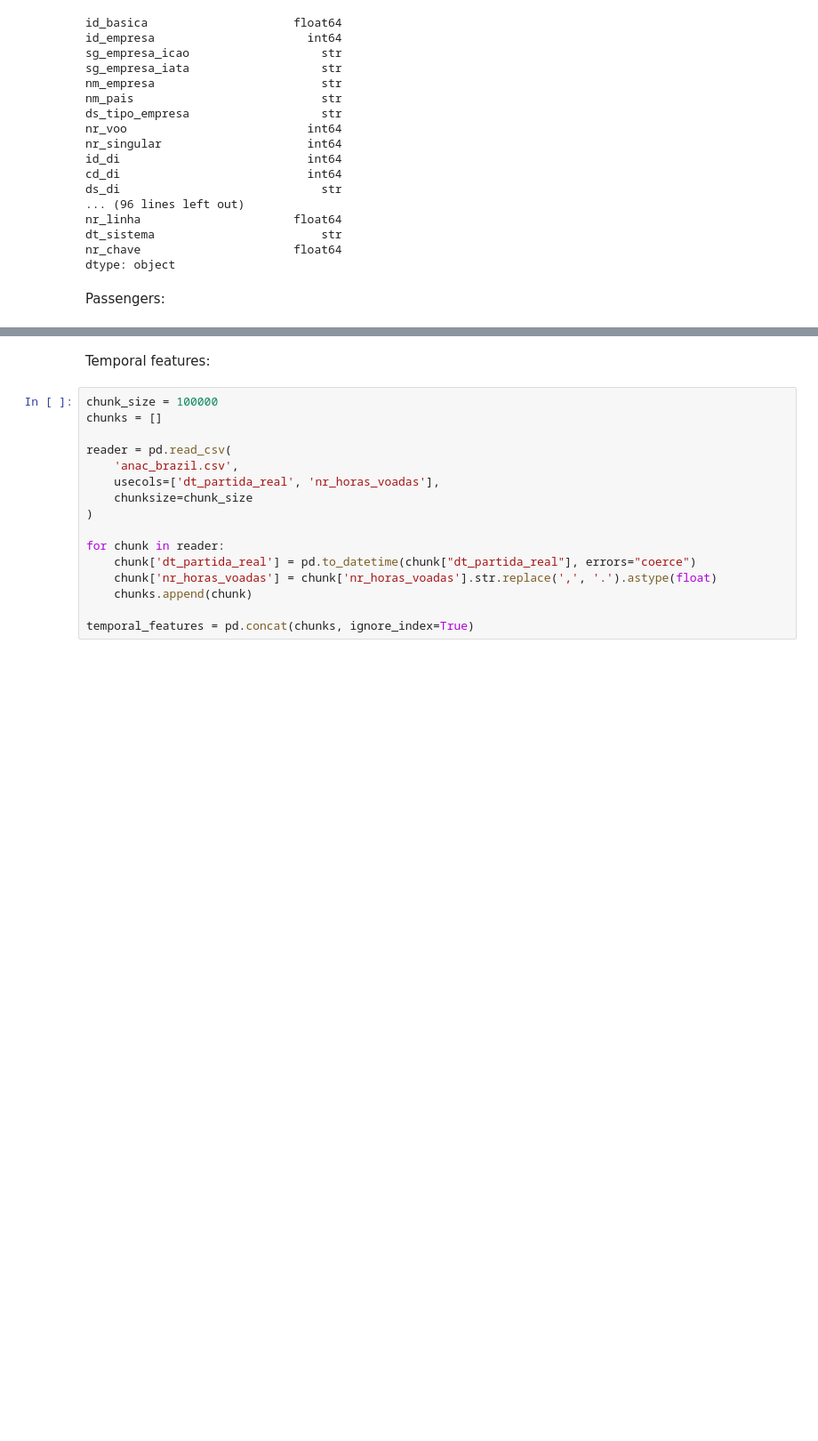
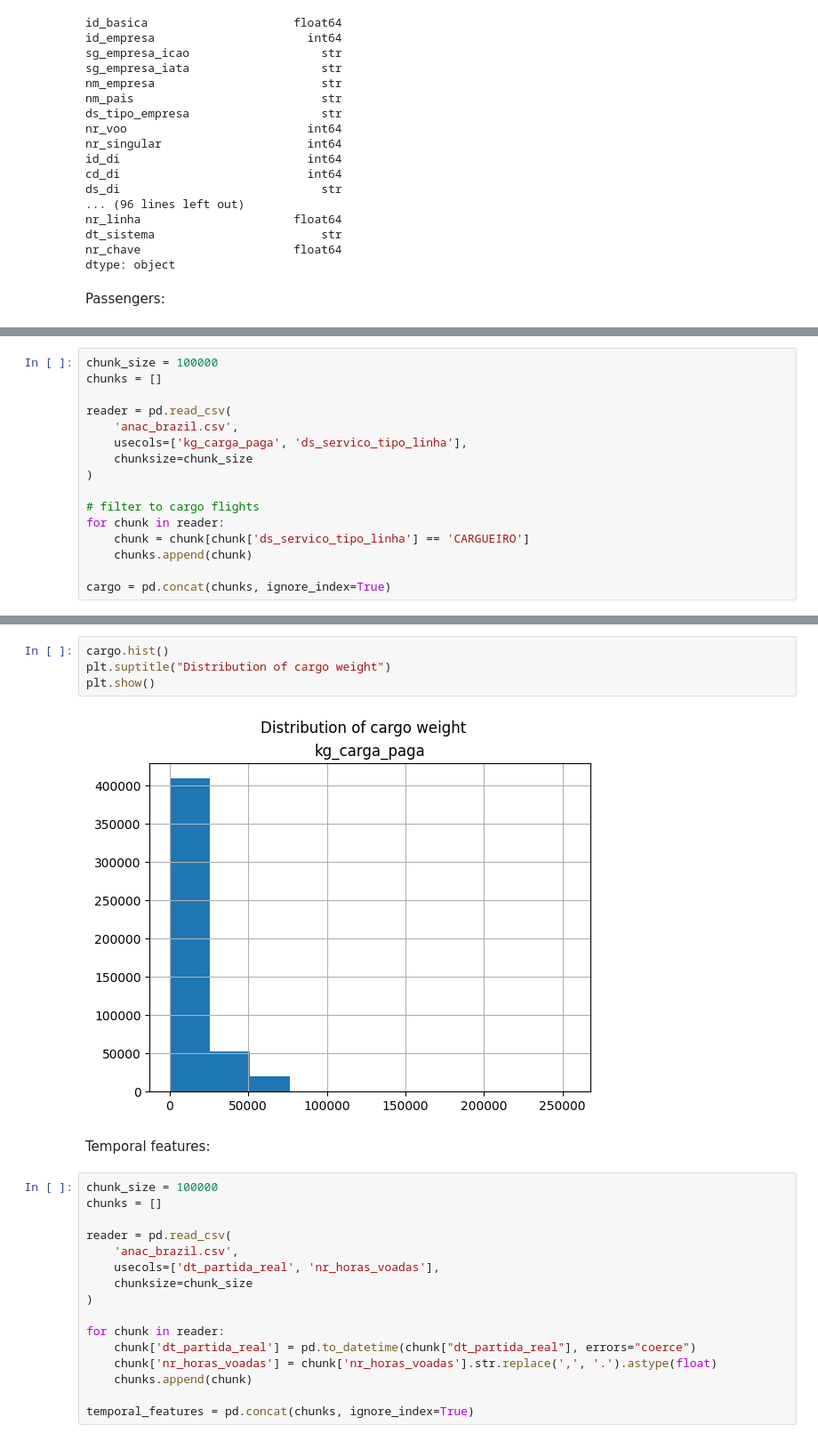
Before and after one commit to SavIvan24/Predicting-Monthly-Passenger-Air-Traffic-in-Brazil, a Jupyter notebook: data_understanding.ipynb, the cells around one changed output, grey strips where cells are left out. Shown at 89% size. Saved outputs shown, nothing was run; the diff lists cells and outputs as text; blank space fills up the shorter version.

```diff
--- a/data_understanding.ipynb
+++ b/data_understanding.ipynb
@@ -243,0 +249,16 @@ plt.show()
+# %%
+chunk_size = 100000
+chunks = []
+
+reader = pd.read_csv(
+    'anac_brazil.csv',
+    usecols=['kg_carga_paga', 'ds_servico_tipo_linha'],
+    chunksize=chunk_size
+)
+
+# filter to cargo flights
+for chunk in reader:
+    chunk = chunk[chunk['ds_servico_tipo_linha'] == 'CARGUEIRO']
+    chunks.append(chunk)
+
+cargo = pd.concat(chunks, ignore_index=True)
@@ -244,3 +277,9 @@ plt.show()
+# %%
+cargo.hist()
+plt.suptitle("Distribution of cargo weight")
+plt.show()
+# %% [output]
+[figure, added]
 # %% [markdown]
 Temporal features:
 # %%
```
Also changed, not shown: parts of 16 cells of this notebook.
